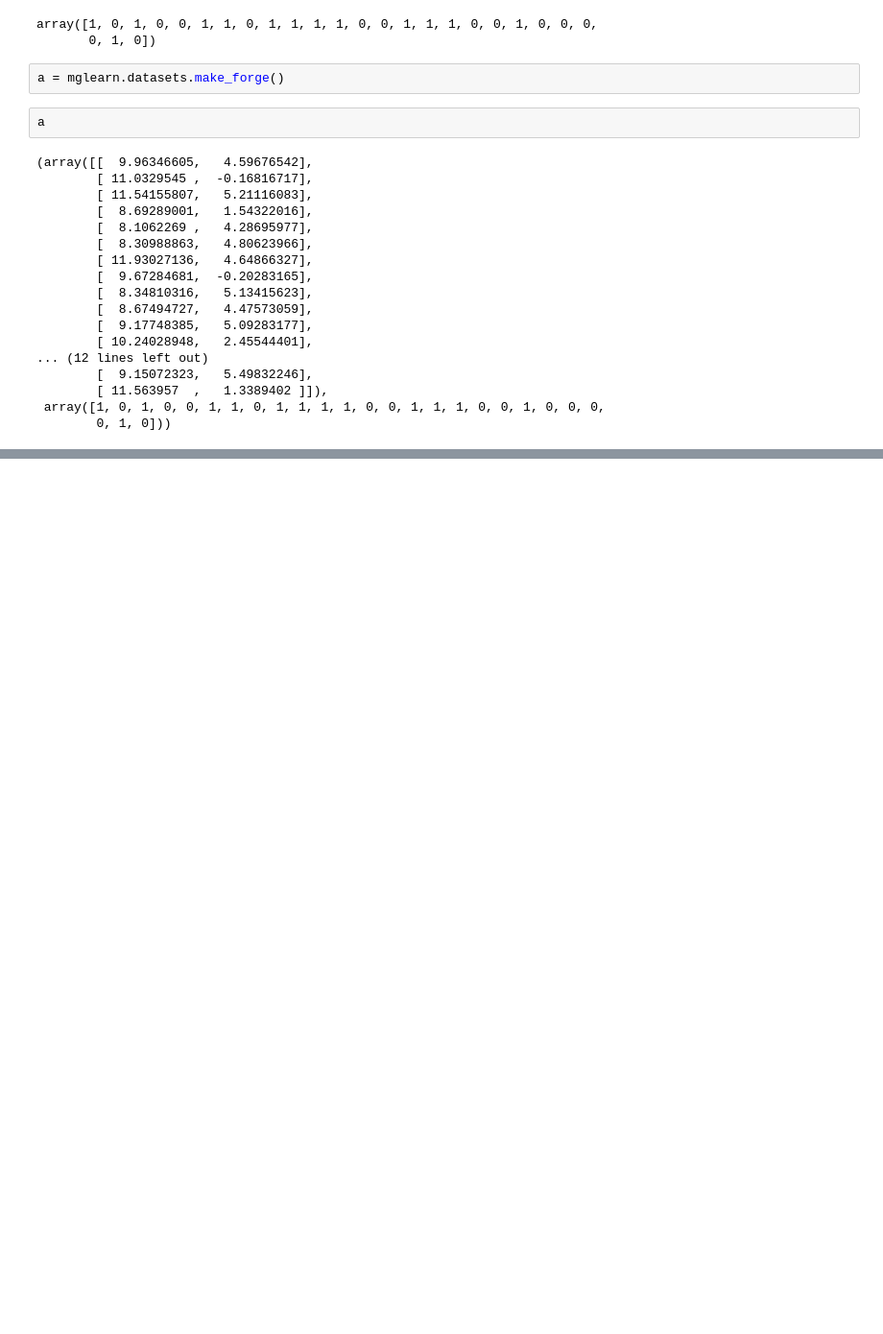
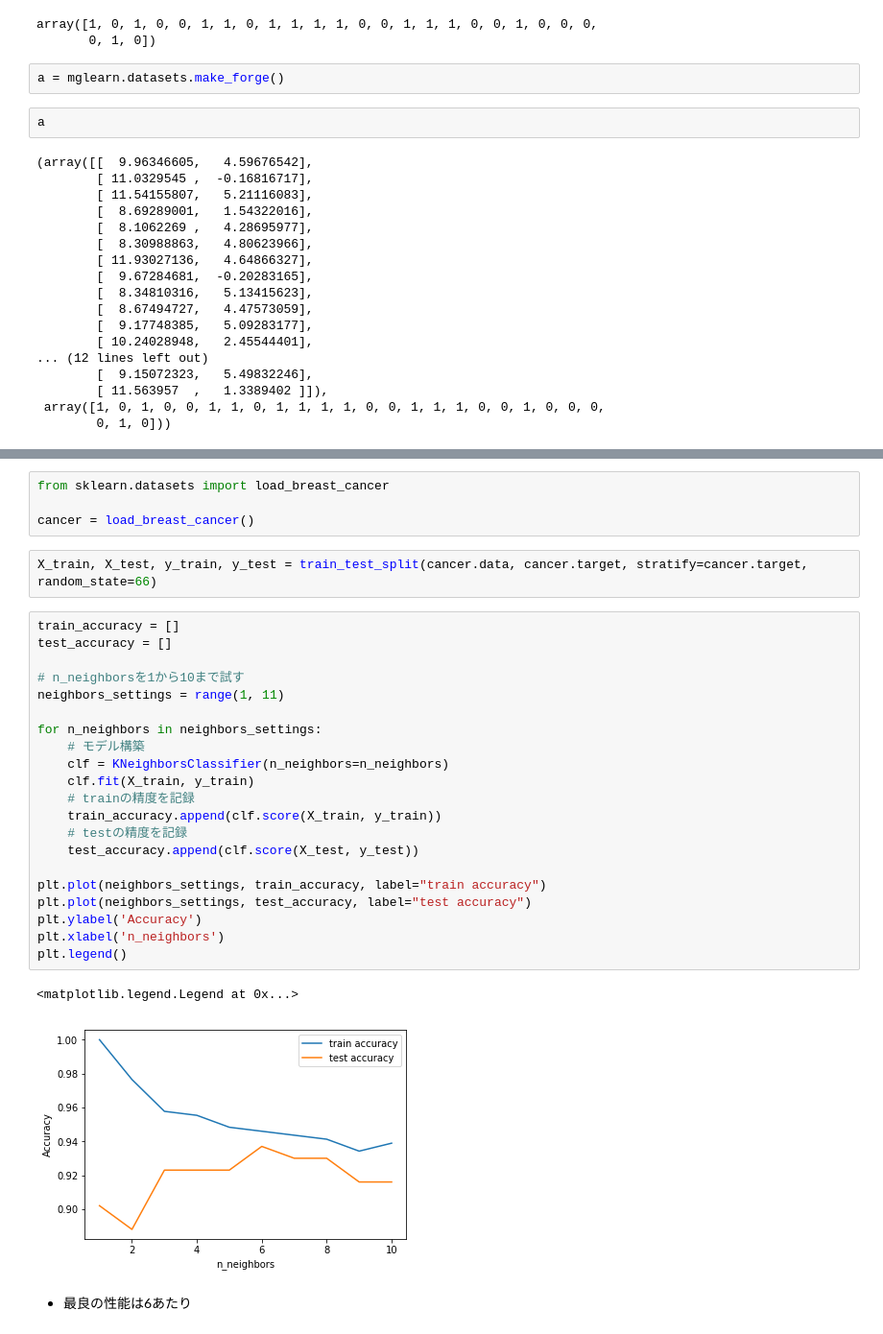
Before and after one commit to aki-06/sklearn, a Jupyter notebook: 教師あり学習.ipynb, the cells around one changed output, grey strips where cells are left out. Shown at 96% size. Cells and saved outputs as stored; diff of their text form; blank space fills up the shorter version.

```diff
--- a/教師あり学習.ipynb
+++ b/教師あり学習.ipynb
@@ -303,0 +328,32 @@ a
+# %%
+from sklearn.datasets import load_breast_cancer
+
+cancer = load_breast_cancer()
+# %%
+X_train, X_test, y_train, y_test = train_test_split(cancer.data, cancer.target, stratify=cancer.target, random_state=66)
+# %%
+train_accuracy = []
+test_accuracy = []
+
+# n_neighborsを1から10まで試す
+neighbors_settings = range(1, 11)
+
+for n_neighbors in neighbors_settings:
+    # モデル構築
+    clf = KNeighborsClassifier(n_neighbors=n_neighbors)
+    clf.fit(X_train, y_train)
+    # trainの精度を記録
+    train_accuracy.append(clf.score(X_train, y_train))
+    # testの精度を記録
+    test_accuracy.append(clf.score(X_test, y_test))
+
+plt.plot(neighbors_settings, train_accuracy, label="train accuracy")
+plt.plot(neighbors_settings, test_accuracy, label="test accuracy")
+plt.ylabel('Accuracy')
+plt.xlabel('n_neighbors')
+plt.legend()
+# %% [output]
+<matplotlib.legend.Legend at 0x...>
+[figure, added]
+# %% [markdown]
+- 最良の性能は6あたり
```
Also changed, not shown: parts of 3 cells of this notebook.
